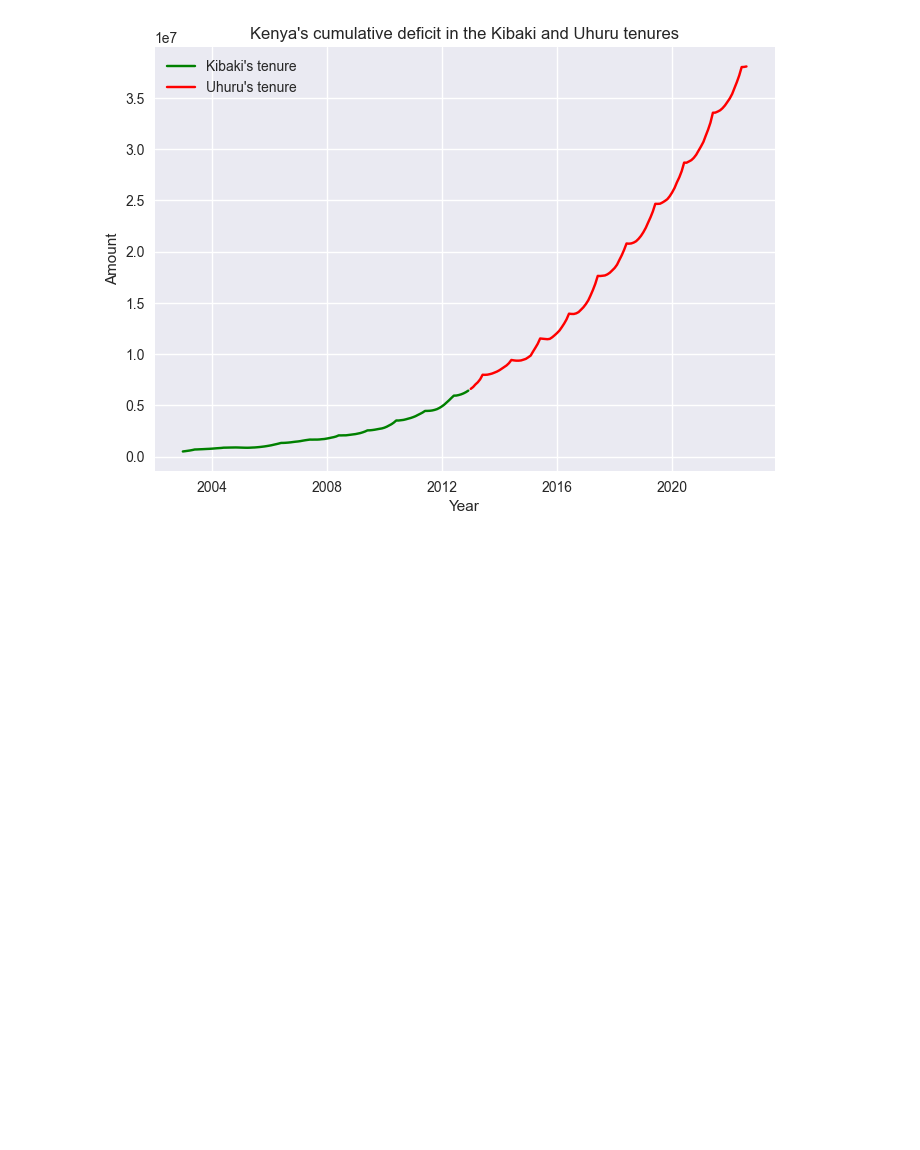
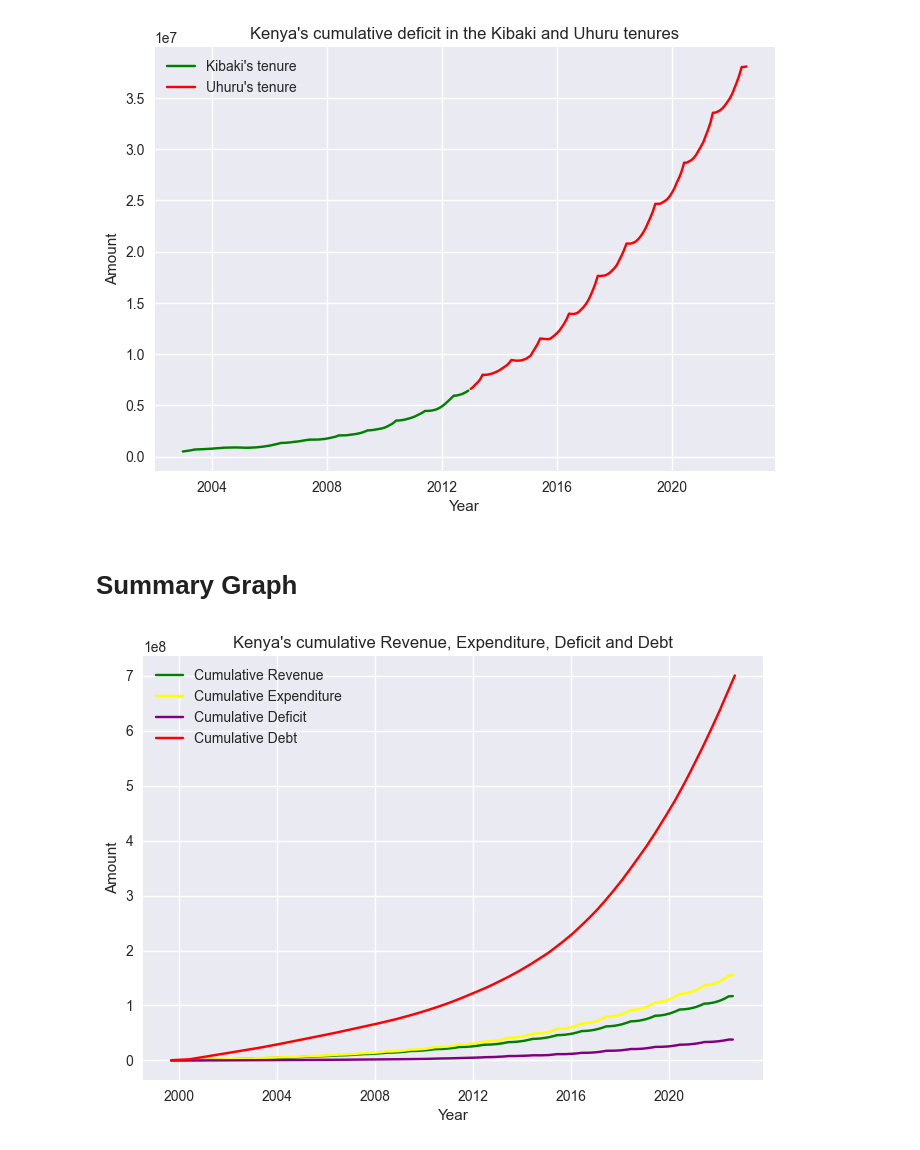
Before and after one commit to Carolkinyua-hub/Public_Finance, a Jupyter notebook: PROJECT_COLAB.ipynb, the cells around one changed output. Cells and saved outputs as stored; diff of their text form; code cells hidden in the pictures; blank space fills up the shorter version.

Commit message:
Added the summary graph

```diff
--- a/PROJECT_COLAB.ipynb
+++ b/PROJECT_COLAB.ipynb
@@ -457,3 +457,6 @@ dtype: object
 Deficit=Revenues_Expenditures['DEFICIT'].sum()
 # %%
 Total_Debt=Debt['Total'].sum()
+Debt['CUM TOTAL'] = Debt['Total'].cumsum()
+
+Debt['CUM TOTAL']
@@ -572,3 +588,22 @@ plt.legend()
 plt.show()
 # %% [output]
 [figure]
+# %% [markdown]
+# Summary Graph
+# %%
+plt.plot(Revenue_Expenditure['DATE'], Revenue_Expenditure['CUM TOTAL REVENUE'],
+         label="Cumulative Revenue", color='green')
+plt.plot(Revenue_Expenditure['DATE'], Revenue_Expenditure['CUM TOTAL EXPENDITURE'], label="Cumulative Expenditure",color='yellow')
+plt.plot(Revenue_Expenditure['DATE'], Revenue_Expenditure['CUM DEFICIT'],
+         label="Cumulative Deficit", color='purple')
+plt.plot(Debt['DATE'], Debt['CUM TOTAL'],
+         label="Cumulative Debt", color='red')
+
+
+plt.title("Kenya's cumulative Revenue, Expenditure, Deficit and Debt")
+plt.ylabel("Amount")
+plt.xlabel("Year")
+plt.legend()
+plt.show()
+# %% [output]
+[figure, added]
```
Also changed, not shown: parts of 1 cell of this notebook.
